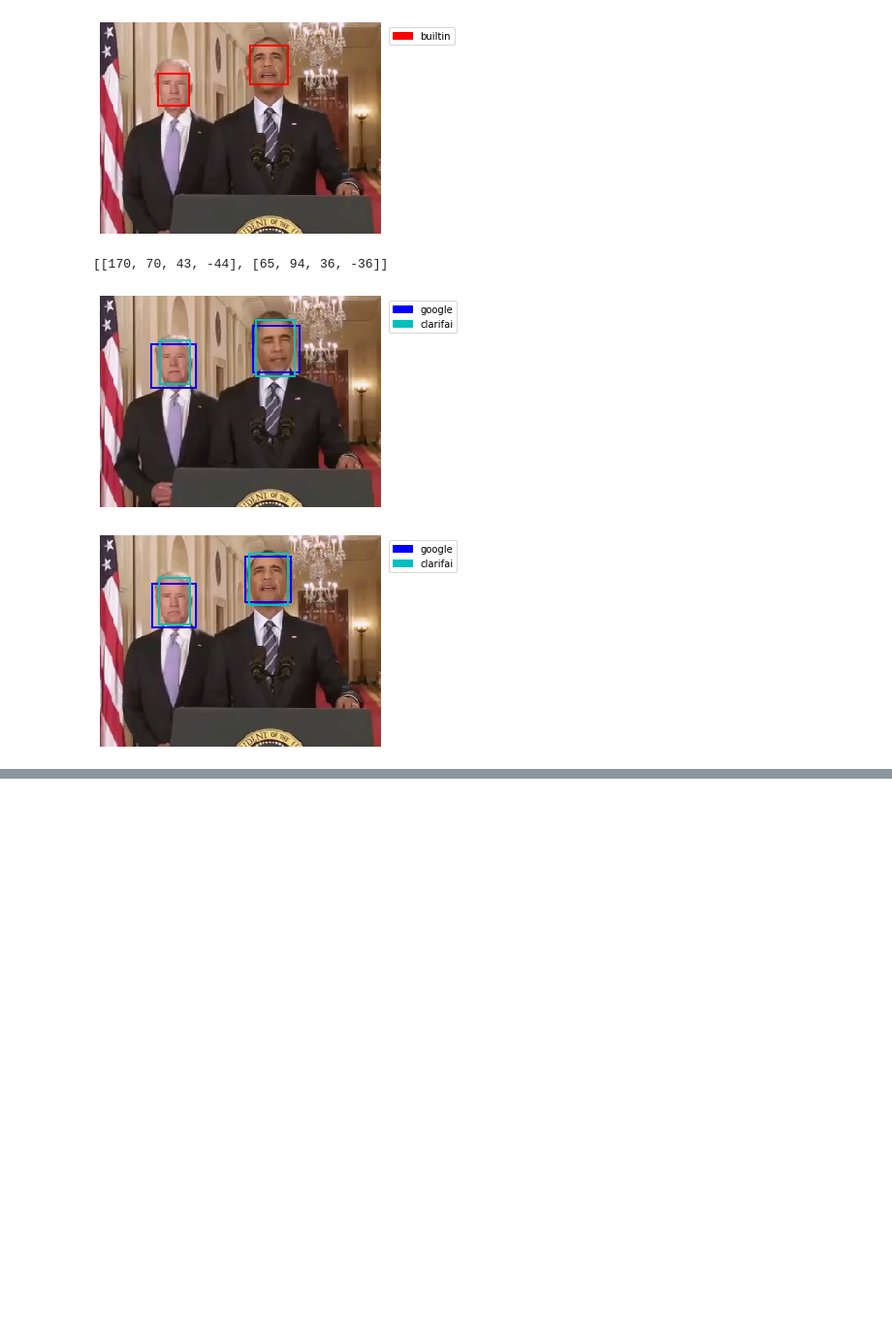
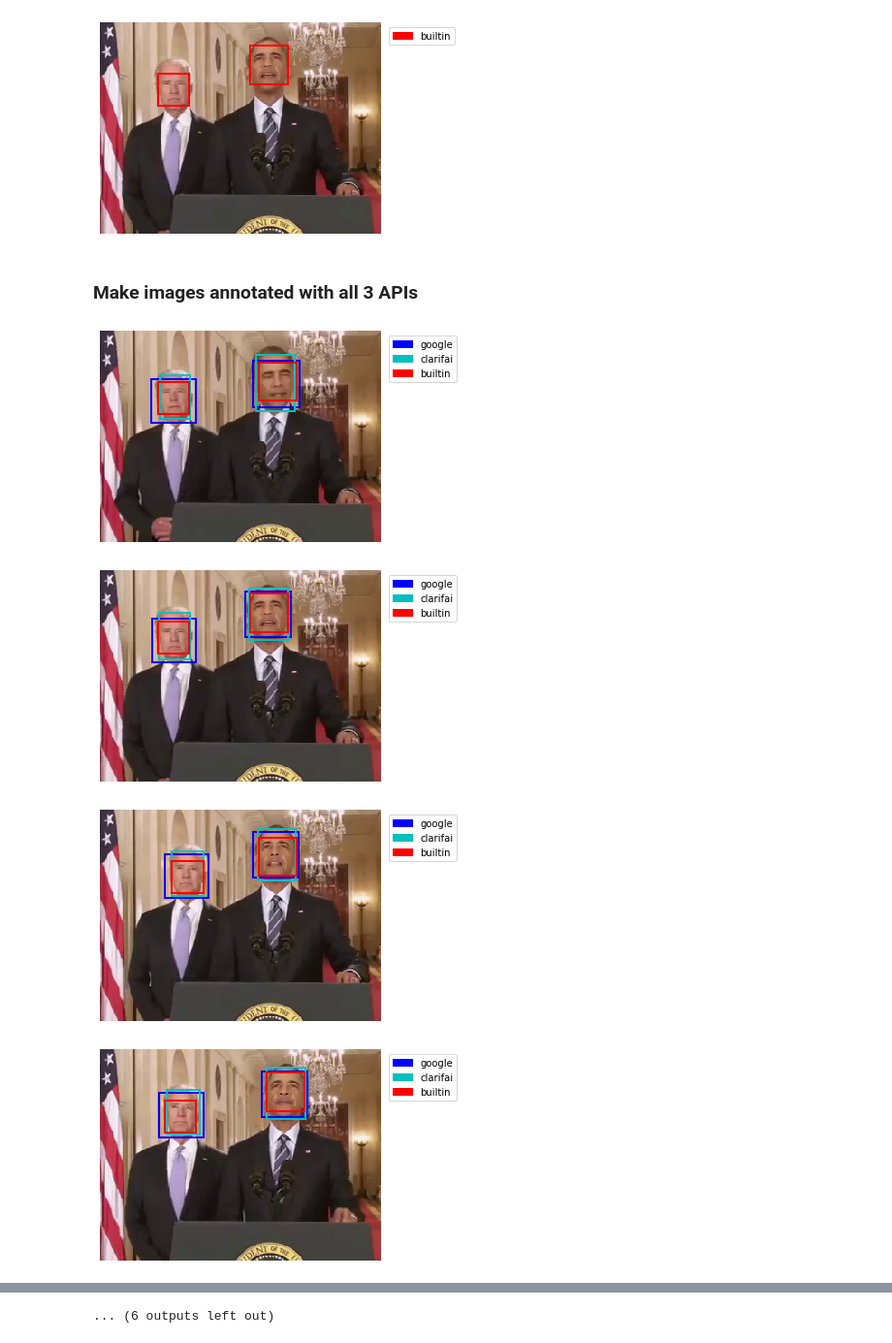
Before and after one commit to jacobtfisher/natstim_neurohack19, a Jupyter notebook: face_annot/code/Facedetection_comparison.ipynb, the cells around one changed output, grey strips where cells are left out. Shown at 97% size. Saved outputs shown, nothing was run; the diff lists cells and outputs as text; code cells hidden in the pictures; blank space fills up the shorter version.

Commit message:
Cleaned up code and generate annotated video

```diff
--- a/face_annot/code/Facedetection_comparison.ipynb
+++ b/face_annot/code/Facedetection_comparison.ipynb
@@ -461,14 +464,14 @@ result_clarifai = merge_results(result_clarifai)
 # get bounding boxes for every frame
 coords_dict_clarifai = extract_bounding(result_clarifai, api=api, stim='video', x=x, y=y)
 
-for i in range(frames.n_frames):
+for i in range(2):
     # get this frame
     f = frames.get_frame(i)
     f_data = f.data
     f_name = f.name
 
     # get coords
-    coords = coords_dict_clarifai[f_name]
+    coords = {api: coords_dict_clarifai[f_name]}
 
     # plot img with box and save
     savename = opj(out_dir, 'img_' + str(i).zfill(3) + '_' + api + '.jpg')
@@ -512,31 +506,33 @@ for i in range(2):
 # %% [output]
 [figure]
 [figure]
-# %%
-coords
-# %% [output]
-[[170, 70, 43, -44], [65, 94, 36, -36]]
+# %% [markdown]
+### Make images annotated with all 3 APIs
 # %%
 # Make images
+coords_all = {'google': coords_dict_google,
+              'clarifai': coords_dict_clarifai,
+              'builtin': coords_dict_builtin
+             }
 
-coords_all = {'google': coords_dict_google, 'clarifai': coords_dict_clarifai}
+include_apis = ['google', 'clarifai', 'builtin']
 
-include_apis = ['google', 'clarifai']
-
-for i in range(2):
+for i in range(frames.n_frames):
     # get this frame
     f = frames.get_frame(i)
     f_data = f.data
     f_name = f.name
 
     # get coords for included apis
     frame_coords = {}
     for api in include_apis:
         frame_coords[api] = coords_all[api][f_name]
 
     # plot img with box and save
-    savename = opj(out_dir, 'img_' + str(i).zfill(3) + '_googleClarifai.jpg')
+    savename = opj(out_dir, 'img_' + str(i).zfill(3) + '_allAPIs.jpg')
     plot_boundingBox(f_data, frame_coords, savename=savename)
 # %% [output]
-[figure, old version]
+[figure, new version]
-[figure, old version]
+[figure, new version]
+[figure, added]
+[figure, added]
@@ -542,0 +547 @@ for i in range(2):
+... (6 outputs left out)
```
Also changed, not shown: parts of 13 cells of this notebook.
